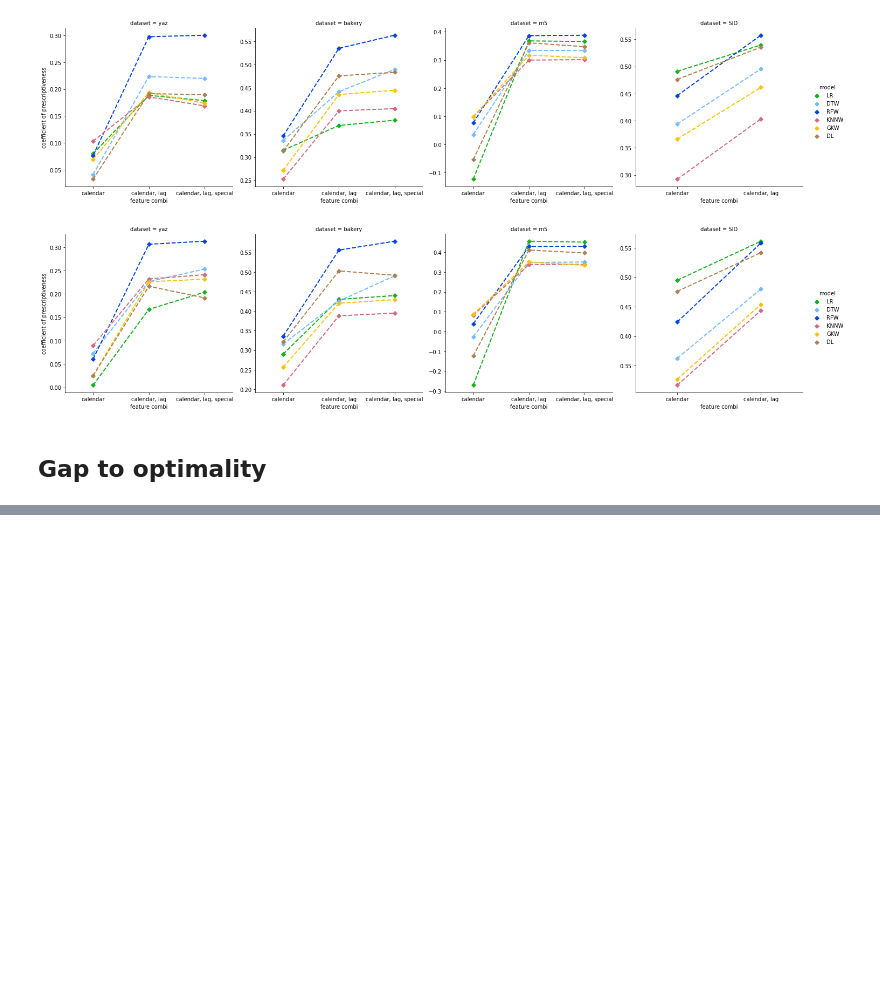
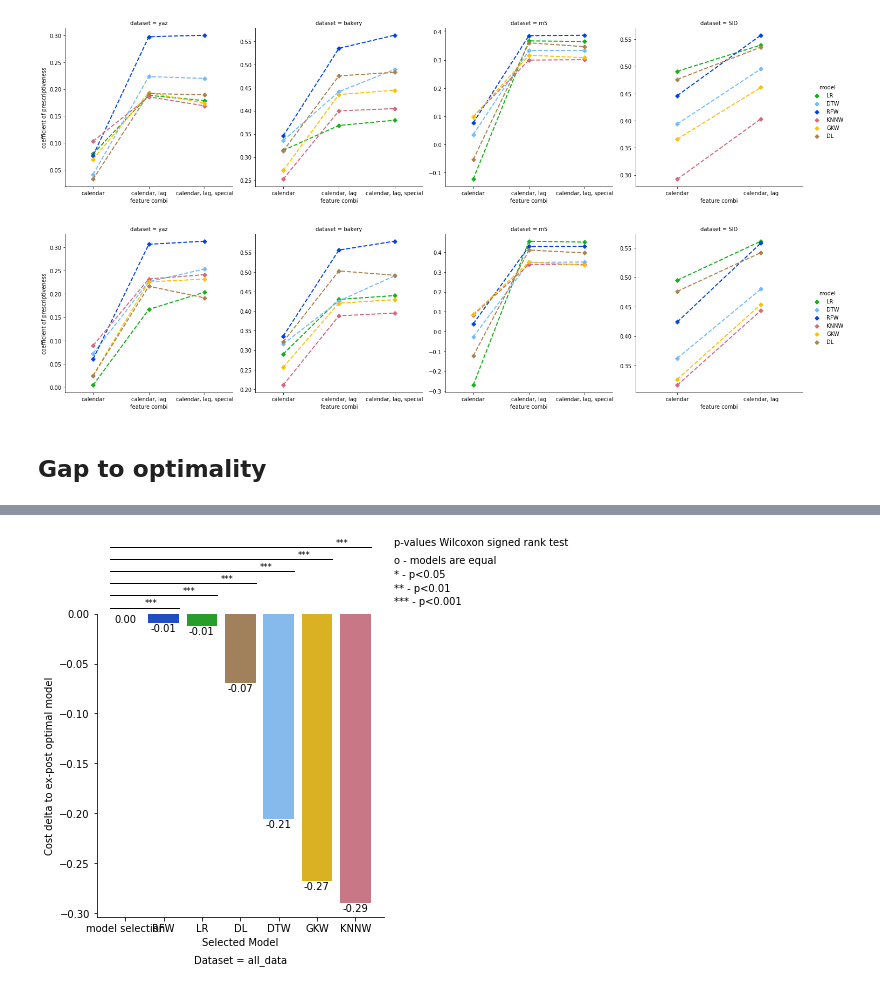
Before and after one commit to d3group/A-structured-evaluation-of-data-driven-newsvendor-approaches, a Jupyter notebook: create_plots.ipynb, the cells around one changed output, grey strips where cells are left out. Cells and saved outputs as stored; diff of their text form; code cells hidden in the pictures; blank space fills up the shorter version.

Commit message:
added gap to optimality plots

```diff
--- a/create_plots.ipynb
+++ b/create_plots.ipynb
@@ -86,7 +80,7 @@ model_order = ["SAA", "KNNW", "DTW", "RFW", "GKW", "LR", "DL"]
 cop_model_order = ["KNNW", "DTW", "RFW", "GKW", "LR", "DL"]
 # %%
 # color palette for different models
-p = {"SAA": "xkcd:red", "RFW": "xkcd:blue", "DTW": "xkcd:sky blue", "KNNW":"xkcd:pinkish", "GKW": "xkcd:goldenrod", "LR": "xkcd:green", "DL": "xkcd:light brown", "ES": "xkcd:orange"}
+p = {"SAA": "xkcd:red", "RFW": "xkcd:blue", "DTW": "xkcd:sky blue", "KNNW":"xkcd:pinkish", "GKW": "xkcd:goldenrod", "LR": "xkcd:green", "DL": "xkcd:light brown", "model selection": "xkcd:orange"}
 #p = {"SAA": sns.color_palette("Set2",8)[0], "RFW": sns.color_palette("Set2",8)[1], "DTW": sns.color_palette("Set2",8)[2], "KNNW":sns.color_palette("Set2",8)[3], "GKW": sns.color_palette("Set2",8)[4], "LR": sns.color_palette("Set2",8)[5], "DL": sns.color_palette("Set2",8)[6], "ES": sns.color_palette("Set2",8)[7]}
 
 # standard column for all plots
@@ -288,3 +282,20 @@ df5[y_axis_label] = "ddop pipe"
 df = pd.concat([df, df5])
 
 df = df[(df["sl"]==SL) & (df["feature combi"]==features)]
+# %%
+# compute gap to optimality means
+
+# overall
+df_means_all = df.groupby(['Selected Model'])['∆C'].mean()
+df_means_all = df_means_all.reset_index()
+
+df_means_all.sort_values('∆C', ascending=False, inplace=True)
+df_means_all.reset_index(drop=True, inplace=True)
+
+# per dataset
+df_means_dataset = df.groupby(['dataset', 'Selected Model'])['∆C'].mean()
+df_means_dataset = df_means_dataset.reset_index()
+
+# sort by method with lowest mean
+df_means_dataset.sort_values(['dataset','∆C', 'Selected Model'], ascending=False, inplace=True)
+df_means_dataset.reset_index(drop=True, inplace=True)
@@ -290,0 +355,61 @@ df = df[(df["sl"]==SL) & (df["feature combi"]==features)]
+# %%
+g = sns.catplot(x="Selected Model", y="∆C", data=df_means_all, kind="bar", palette=p)
+
+for ax in g.axes.flatten():
+
+    trans = ax.get_xaxis_transform()
+
+    ax.title.set_position([.5, -10])
+
+    m = [x.get_text() for x in ax.get_xticklabels()]
+    print(m)
+
+    # show the values
+    for pat in ax.patches:
+        h, w, x = pat.get_height(), pat.get_width(), pat.get_x()
+        xy = (x + w / 2., h)
+        text = f'\n{h:0.2f}'
+        ax.annotate(text=text, xy=xy, ha='center', va='center')
+
+    #starting point for lines
+    y_lines_base = 1.02
+    x_lines_base = 0.5
+
+    # plot p-values
+    d='all_data'
+
+
+    ax.annotate(text = wilcox.loc[((wilcox.Dataset==d)&(wilcox['Selected Model']==m[1])),'p_value_star'].item(), xy=(x_lines_base, y_lines_base+0.028), xycoords=trans, ha="left", va="top", fontsize='small')
+    ax.plot([-.4,1.4],[y_lines_base,y_lines_base], color="k", transform=trans, clip_on=False, linewidth=1)
+
+    ax.annotate(text = wilcox.loc[((wilcox.Dataset==d)&(wilcox['Selected Model']==m[2])),'p_value_star'].item(), xy=(x_lines_base+1, y_lines_base+0.04+0.028), xycoords=trans, ha="left", va="top", fontsize='small')
+    ax.plot([-.4,2.4],[y_lines_base+0.04,y_lines_base+0.04], color="k", transform=trans, clip_on=False, linewidth=1)
+
+    ax.annotate(text = wilcox.loc[((wilcox.Dataset==d)&(wilcox['Selected Model']==m[3])),'p_value_star'].item(), xy=(x_lines_base+2, y_lines_base+2*0.04+0.028), xycoords=trans, ha="left", va="top", fontsize='small')
+    ax.plot([-.4,3.4],[y_lines_base+2*0.04,y_lines_base+2*0.04], color="k", transform=trans, clip_on=False, linewidth=1)
+
+    ax.annotate(text = wilcox.loc[((wilcox.Dataset==d)&(wilcox['Selected Model']==m[4])),'p_value_star'].item(), xy=(x_lines_base+3, y_lines_base+3*0.04+0.028), xycoords=trans, ha="left", va="top", fontsize='small')
+    ax.plot([-.4,4.4],[y_lines_base+3*0.04,y_lines_base+3*0.04], color="k", transform=trans, clip_on=False, linewidth=1)
+
+    ax.annotate(text = wilcox.loc[((wilcox.Dataset==d)&(wilcox['Selected Model']==m[5])),'p_value_star'].item(), xy=(x_lines_base+4, y_lines_base+4*0.04+0.028), xycoords=trans, ha="left", va="top", fontsize='small')
+    ax.plot([-.4,5.4],[y_lines_base+4*0.04,y_lines_base+4*0.04], color="k", transform=trans, clip_on=False, linewidth=1)
+
+    ax.annotate(text = wilcox.loc[((wilcox.Dataset==d)&(wilcox['Selected Model']==m[6])),'p_value_star'].item(), xy=(x_lines_base+5, y_lines_base+5*0.04+0.028), xycoords=trans, ha="left", va="top", fontsize='small')
+    ax.plot([-.4,6.4],[y_lines_base+5*0.04,y_lines_base+5*0.04], color="k", transform=trans, clip_on=False, linewidth=1)
+
+
+    #move dataset name to bottom of plot
+    ax.annotate(text =f'Dataset = {d}', xy=(3, -0.125), xycoords=trans, ha="center", va="top")
+
+    ax.set_ylabel('Cost delta to ex-post optimal model')
+
+
+    y_align = 1.25
+    x_align = 7.0
+    trans = ax.get_xaxis_transform()
+    ax.annotate('p-values Wilcoxon signed rank test', xy=(x_align, y_align), xycoords=trans, ha="left", va="top")
+    ax.annotate('o - models are equal', xy=(x_align, y_align-0.06), xycoords=trans, ha="left", va="top")
+    ax.annotate('* - p<0.05', xy=(x_align, y_align-0.06-0.045), xycoords=trans, ha="left", va="top")
+    ax.annotate('** - p<0.01', xy=(x_align, y_align-0.06-2*0.045), xycoords=trans, ha="left", va="top")
+    ax.annotate('*** - p<0.001', xy=(x_align, y_align-0.06-3*0.045), xycoords=trans, ha="left", va="top")
+# %% [output]
@@ -290,0 +417 @@ df = df[(df["sl"]==SL) & (df["feature combi"]==features)]
+[figure, added]
```
Also changed, not shown: parts of 6 cells of this notebook.
